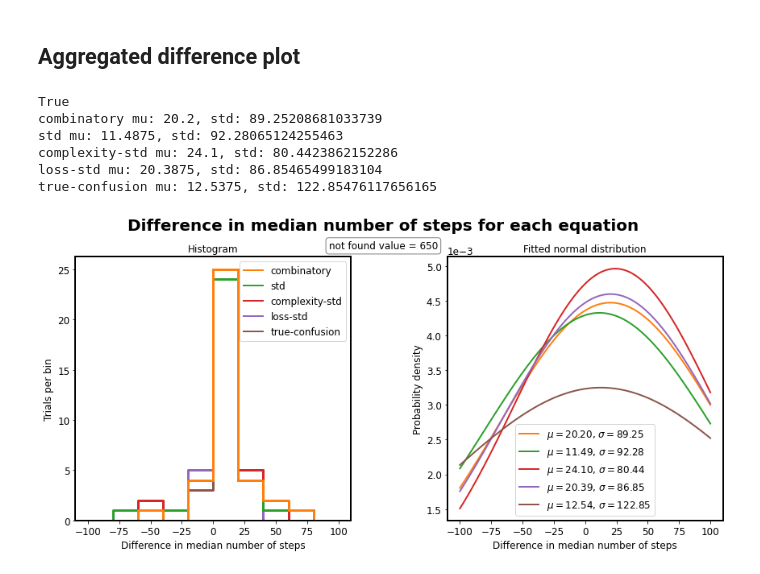
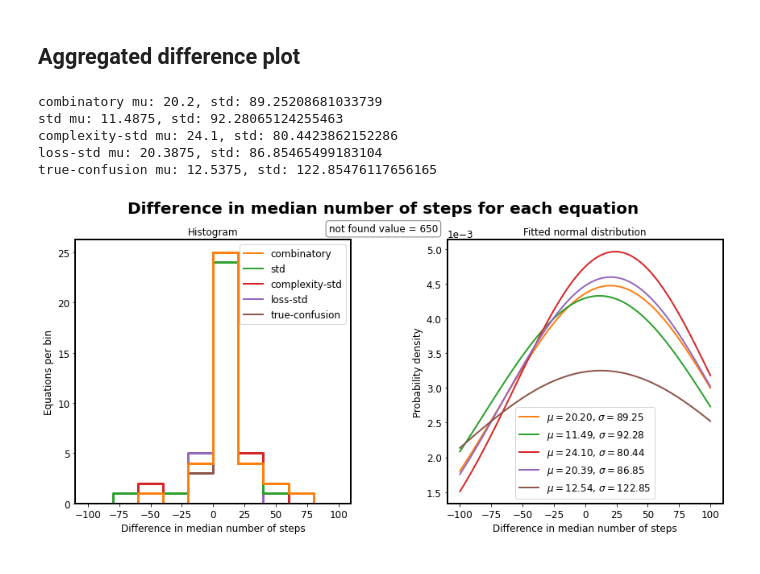
Before and after one commit to FrederikBornemann/SyReAL, a Jupyter notebook: syreal/jobs/jobOrchestration/trials_visualisation.ipynb, the cells around one changed output. Saved outputs shown, nothing was run; the diff lists cells and outputs as text; code cells hidden in the pictures.

```diff
--- a/syreal/jobs/jobOrchestration/trials_visualisation.ipynb
+++ b/syreal/jobs/jobOrchestration/trials_visualisation.ipynb
@@ -303,13 +323,15 @@ def median_difference(not_found_num=650):
         random_median = np.nanmedian(summary_df.loc[equation, "random"])
         for column in summary_df.columns[1:-1]:
             median_difference_df.loc[equation, column] = random_median - np.nanmedian(summary_df.loc[equation, column])
-            # count the number of nan values
-            median_difference_df.loc[equation, column+"_not_found"] = np.sum(np.isnan(summary_df.loc[equation, column]))
+            # count the number of values that are not_found_num
+            median_difference_df.loc[equation, column+"_not_found"] = np.sum(summary_df.loc[equation, column] == not_found_num)
     # remove the rows with nan values
+
     median_difference_df = median_difference_df.dropna()
     return median_difference_df
 
 def linspace_with_zero(xmin, xmax, num, log=False):
+    """Create a linspace with zero in the middle. When log is True, the linspace is log spaced in positive and negative direction"""
     half_num = num // 2  # Number of elements on each side of zero
     step = (xmax - xmin) / (num - 1)  # Step size between elements
     if not log:
@@ -320,6 +342,7 @@ def linspace_with_zero(xmin, xmax, num, log=False):
         neg_values = -np.logspace(0.0, np.log10(-xmin), half_num, endpoint=True, dtype=int)
         # reverse the negative values
         neg_values = neg_values[::-1]
+        neg_values = np.append(neg_values, 0)
     return np.concatenate((neg_values, pos_values))
 # %%
 
@@ -368,40 +391,39 @@ for i, algo in enumerate(ALGORITHMS[1:]):
 # title
 fig.suptitle("Difference in median number of steps for each equation", fontsize=20, weight="bold")
 ax[0].set_xlabel("Difference in median number of steps")
-ax[0].set_ylabel("Trials per bin")
+ax[0].set_ylabel("Equations per bin")
 ax[1].set_xlabel("Difference in median number of steps")
 ax[1].set_ylabel("Probability density")
 # set ax[1] to scientific notation
 ax[1].ticklabel_format(axis='y', style='sci', scilimits=(0,0))
 
 # create custom legend
 from matplotlib.lines import Line2D
 custom_lines = [Line2D([0], [0], color=palette[i], lw=2) for i in range(len(ALGORITHMS[1:]))]
 ax[0].legend(custom_lines, ALGORITHMS[1:])
 
 #title
 ax[0].set_title("Histogram")
 ax[1].set_title("Fitted normal distribution")
 
 # add textbox with not found value in the middle of the figure, not ax[0]
 textstr = f"not found value = {not_found}"
 props = dict(boxstyle='round', facecolor='white', alpha=0.5, edgecolor="black")
 ax[1].text(0.5, 0.90, textstr, transform=fig.transFigure, fontsize=12, bbox=props, ha="center", va="center")
 
 # show legend
 ax[1].legend()
 
 
 # show plots
 plt.tight_layout()
 plt.show()
 # %% [output]
-True
 combinatory mu: 20.2, std: 89.25208681033739
 std mu: 11.4875, std: 92.28065124255463
 complexity-std mu: 24.1, std: 80.4423862152286
 loss-std mu: 20.3875, std: 86.85465499183104
 true-confusion mu: 12.5375, std: 122.85476117656165
-[figure, old version]
+[figure, new version]
 # %%
 # make one plot for each algorithm
```
Also changed, not shown: parts of 23 cells of this notebook, 3 other files.
